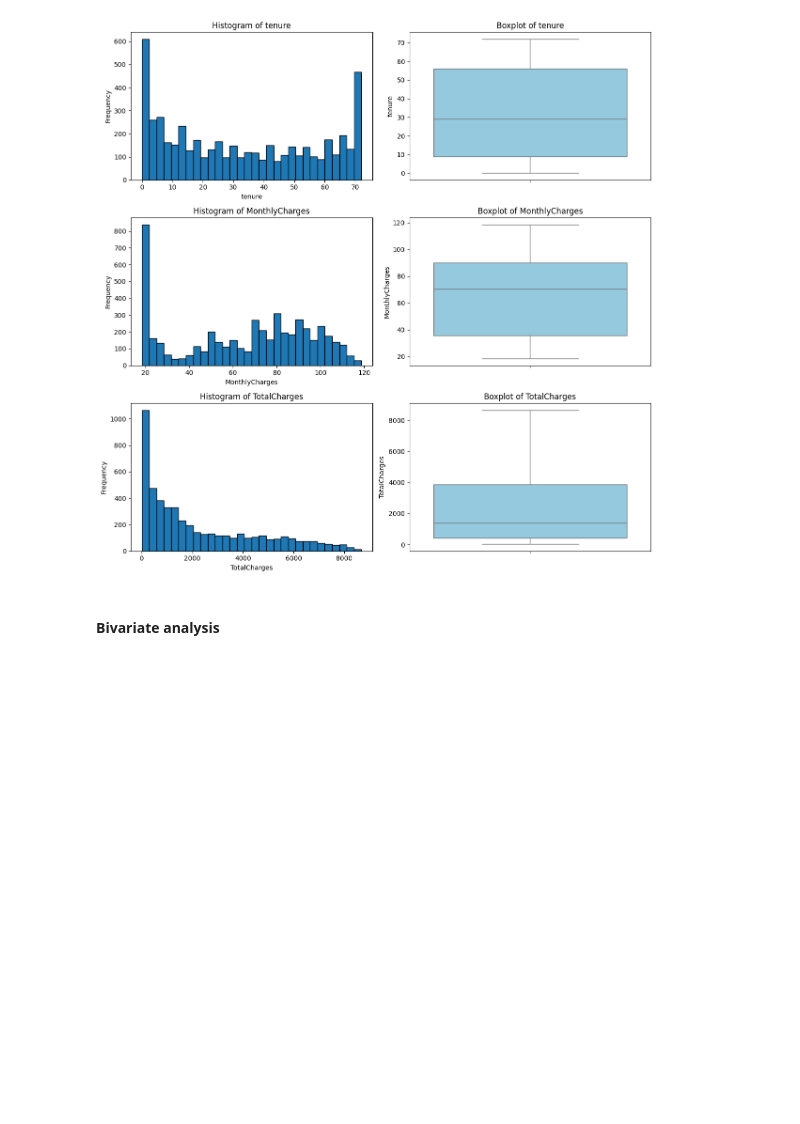
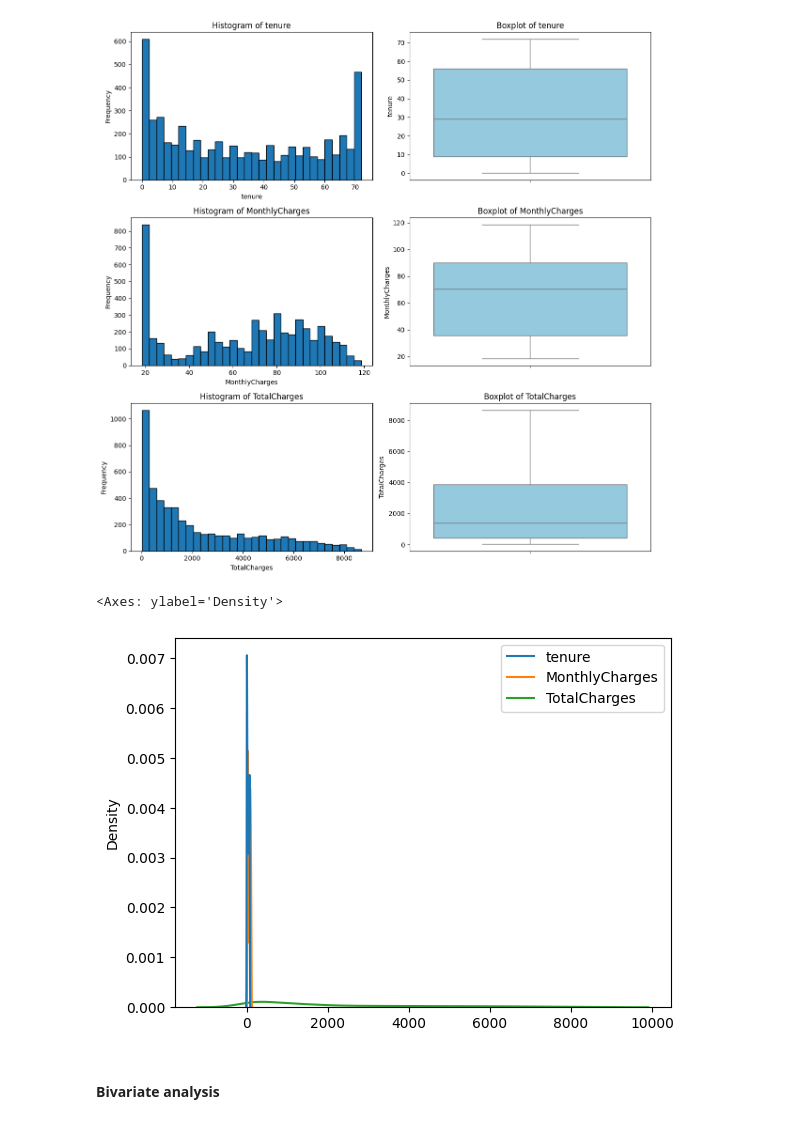
Before and after one commit to lizjelimo/Churn-Analysis, a Jupyter notebook: notebooks/main.ipynb, the cells around one changed output. Drawn from its saved outputs; the diff is of its cells as text; code cells hidden in the pictures; blank space fills up the shorter version.

```diff
--- a/notebooks/main.ipynb
+++ b/notebooks/main.ipynb
@@ -348,6 +348,11 @@ plt.tight_layout()
 plt.show()
 # %% [output]
 [figure]
+# %%
+sns.kdeplot(merged_training_dataset[['tenure', 'MonthlyCharges', 'TotalCharges']])
+# %% [output]
+<Axes: ylabel='Density'>
+[figure, added]
 # %% [markdown]
 #### Bivariate analysis
 # %%
```
Also changed, not shown: parts of 42 cells of this notebook.
